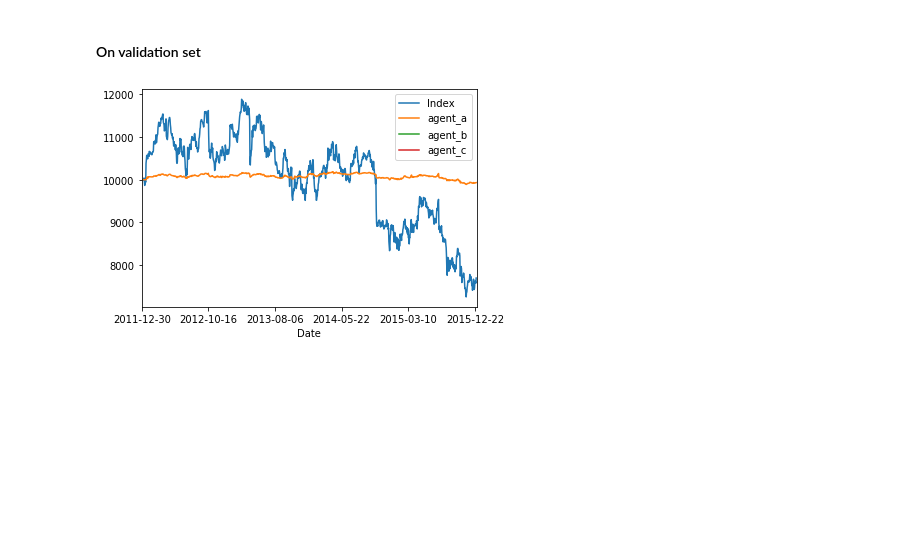
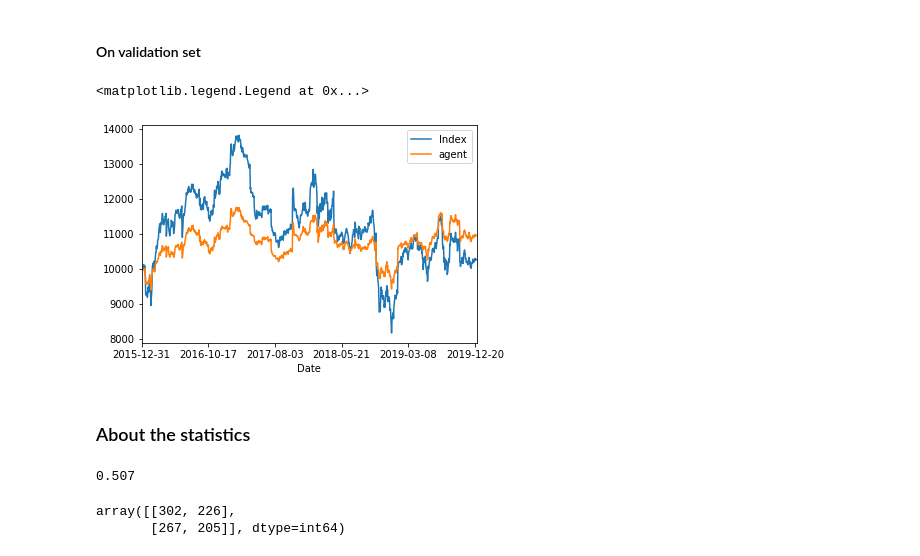
Before and after one commit to AceZz/P3A-Deep-Reinforcement-Learning, a Jupyter notebook: Stock-Trading-Environment/comparing.ipynb, the cells around one changed output. Drawn from its saved outputs; the diff is of its cells as text; code cells hidden in the pictures; blank space fills up the shorter version.

Commit message:
added score and accuracy

```diff
--- a/Stock-Trading-Environment/comparing.ipynb
+++ b/Stock-Trading-Environment/comparing.ipynb
@@ -8,7 +8,7 @@ from utils.utils import convert_action
 # %% [markdown]
 website to find .csv:
 # %%
-df = pd.read_csv('./data/IBM_val.csv')
+df = pd.read_csv('./data/IBM_test.csv')
 # df['Date'] = pd.to_datetime(df.Date, format="%d/%m/%Y")
 # df = df.sort_values('Date')
 # df.to_csv('./data/AAPL.csv')
@@ -84,5 +88,5 @@ agents = [Agent_a]
 # %%
-df_results = pd.DataFrame(columns=['Date','Index', 'agent_a', 'agent_b', 'agent_c'], index=df.index)
+df_results = pd.DataFrame(columns=['Date','Index', 'agent_a', 'agent_b', 'agent_c','agent_a_pred','y_true'], index=df.index)
 df_results['Date'] = df['Date']
 
 with open("./data/actions.txt", "rb") as fp:   # Unpickling
@@ -92,16 +96,23 @@ with open("./data/actions.txt", "rb") as fp:   # Unpickling
 for i in range(len(df.loc[:, 'Open'].values) - 6):
     df_results.loc[i+5, "Index"] = df.loc[i+5, "Close"] * env.initial_account_balance / df.loc[5, "Close"] # i + 5 because of the format of the data
 
+    if i+6 <= len(df.loc[:, 'Open'].values)-1:
+        goes_down = (df.loc[i+6, "Close"] - df.loc[i+5, "Close"] <= 0)
+        df_results.loc[i+5, "y_true"] = int(goes_down) #1 if market went down, 0 if market went up
+
+
 # Compute the Agents' net_worth
 for Agent in agents:
     env = StockTradingEnv(df)
     input_shape = env.observation_space.sample().shape
     observation = env.reset_to_day_one().reshape(1,input_shape[0],input_shape[1]).astype('float32') # necessary to reshape each observation
 
+
     for i in range(len(df.loc[:, 'Open'].values) - 6):
         action = Agent.get_action(observation.reshape(1,input_shape[0],input_shape[1]).astype('float32'))
-
         action = convert_action(action, binary_action=True)
+        df_results.loc[i+5, "{}_pred".format(Agent.name)] = int(action[0]) #0 if buy, 1 if sell
+        df_results.loc[i+5, Agent.name] = env.net_worth
         observation, reward, done, _ = env.step(action)
 
         df_results.loc[i+5, Agent.name] = env.net_worth
@@ -124,5 +137,10 @@ last net_worth: 9931.31131150229
 # %%
-fig = df_results.plot(x="Date", y=["Index", "agent_a", "agent_b", "agent_c"]).get_figure()
-fig.savefig("imgs/DQN_mlp.png")
+fig, ax = subplots()
+df_results.plot(x="Date", y=["Index", "agent_a"], ax=ax)
+ax.legend(["Index","agent"])
+# fig.savefig("imgs/DQN_mlp.png")
 # %% [output]
+<matplotlib.legend.Legend at 0x...>
-[figure, old version]
+[figure, new version]
+# %% [markdown]
+### About the statistics
@@ -128,0 +152,9 @@ fig.savefig("imgs/DQN_mlp.png")
+# %%
+accuracy_score(y_true, y_pred)
+# %% [output]
+0.507
+# %%
+confusion_matrix(y_true, y_pred)
+# %% [output]
+array([[302, 226],
+       [267, 205]], dtype=int64)
```
Also changed, not shown: parts of 9 cells of this notebook, 1 other file.
